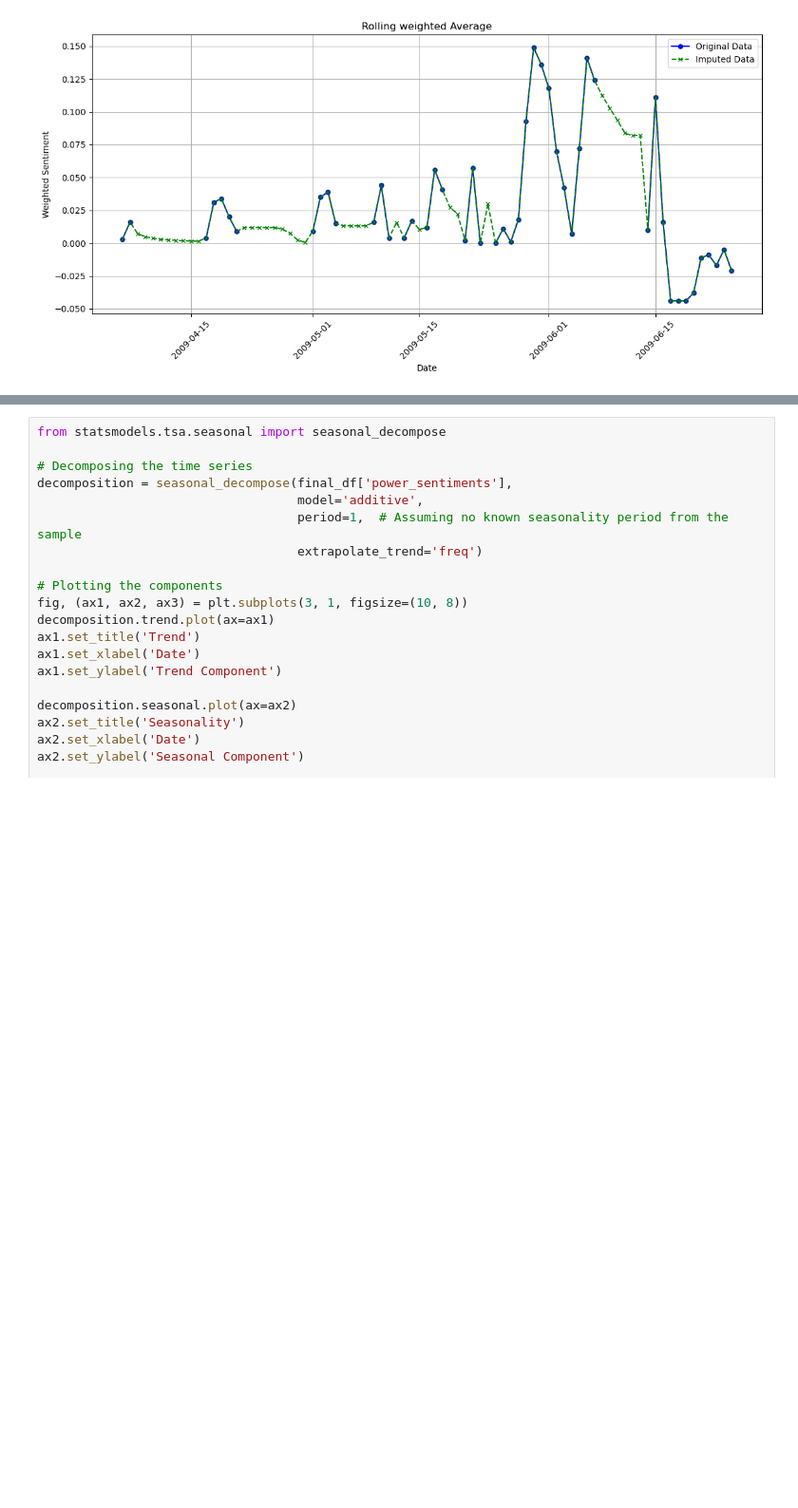
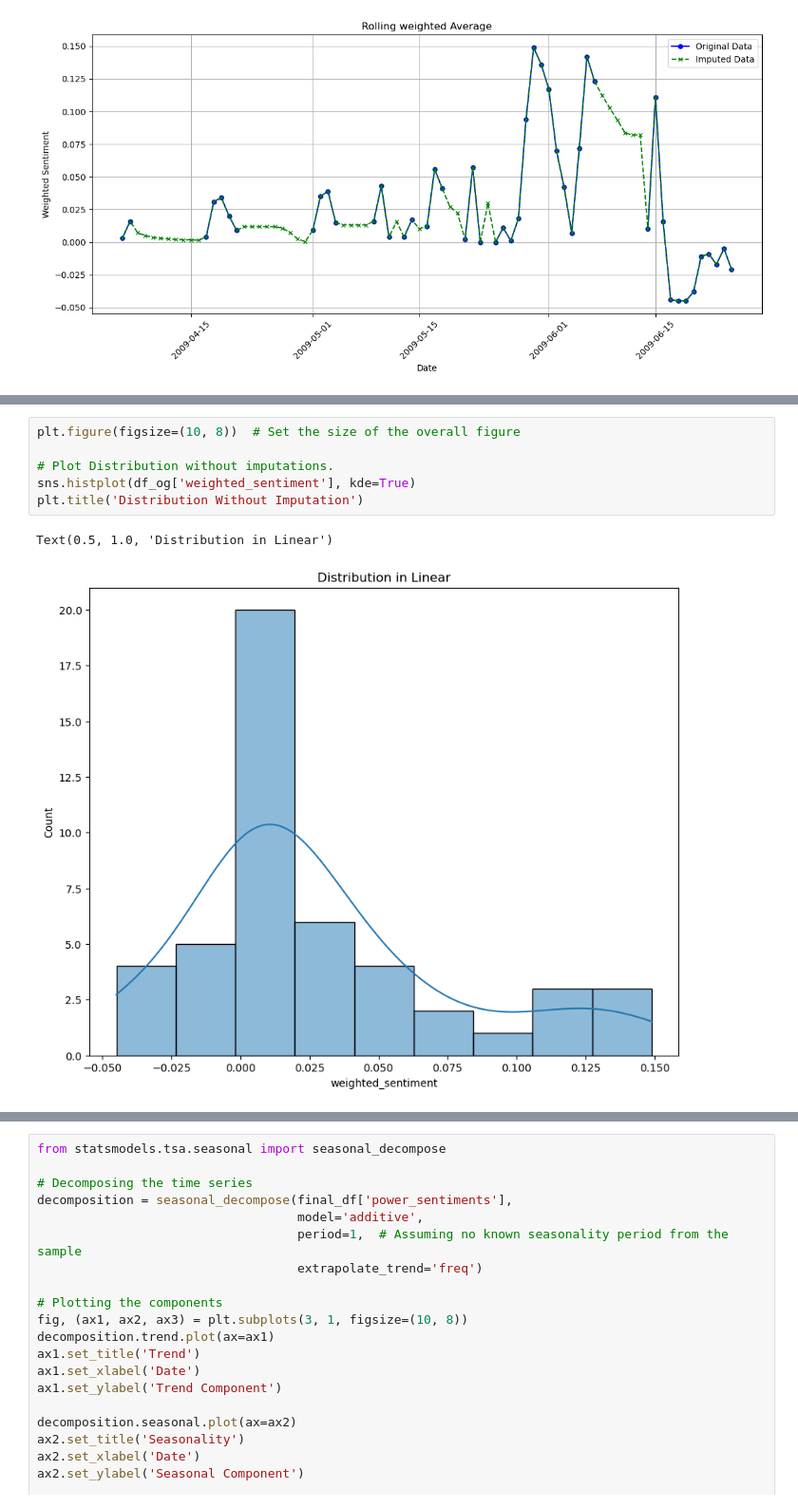
Before and after one commit to nozomu2020264/MSc-DA---CA2---2020264---10-11-23, a Jupyter notebook: CA2 - Nozomu Nakanishi.ipynb, the cells around one changed output, grey strips where cells are left out. Shown at 95% size. Cells and saved outputs as stored; diff of their text form; blank space fills up the shorter version.

```diff
--- a/CA2 - Nozomu Nakanishi.ipynb
+++ b/CA2 - Nozomu Nakanishi.ipynb
@@ -1650,0 +1615,9 @@ plt.show()
+# %%
+plt.figure(figsize=(10, 8))  # Set the size of the overall figure
+
+# Plot Distribution without imputations.
+sns.histplot(df_og['weighted_sentiment'], kde=True)
+plt.title('Distribution Without Imputation')
+# %% [output]
+Text(0.5, 1.0, 'Distribution in Linear')
+[figure, added]
```
Also changed, not shown: parts of 148 cells of this notebook.
